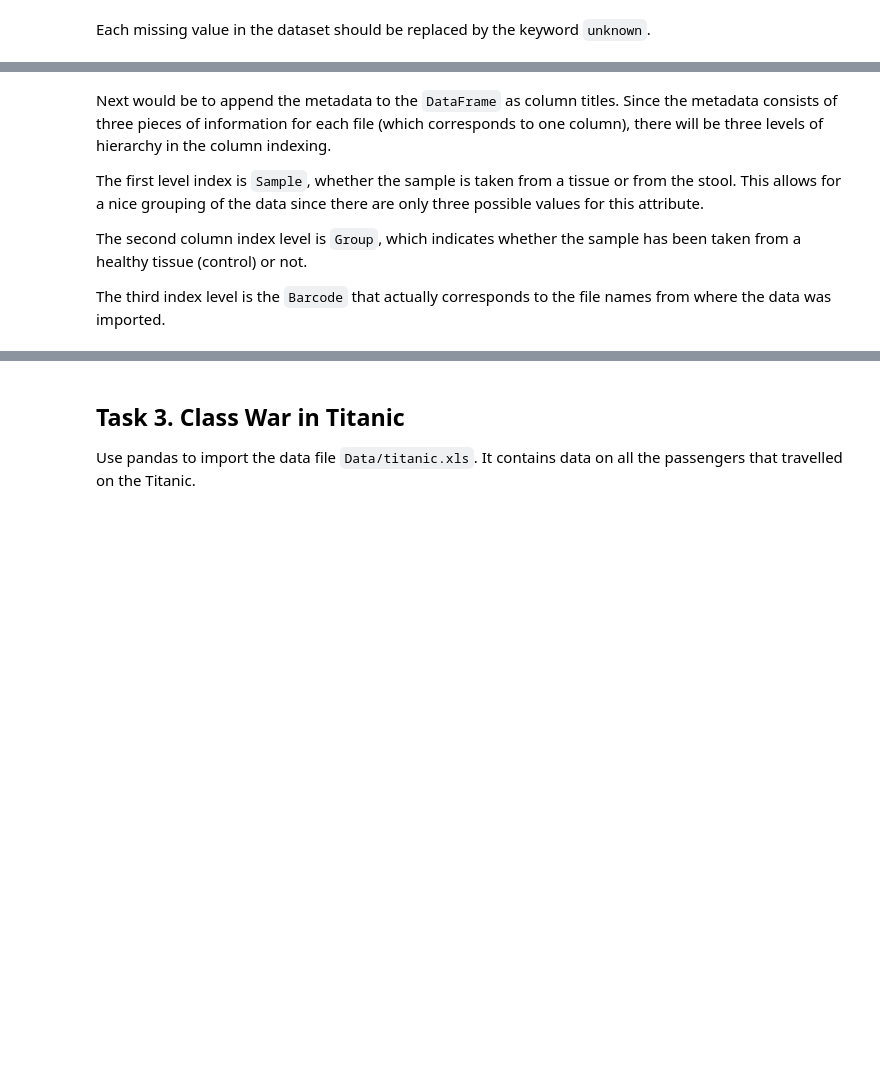
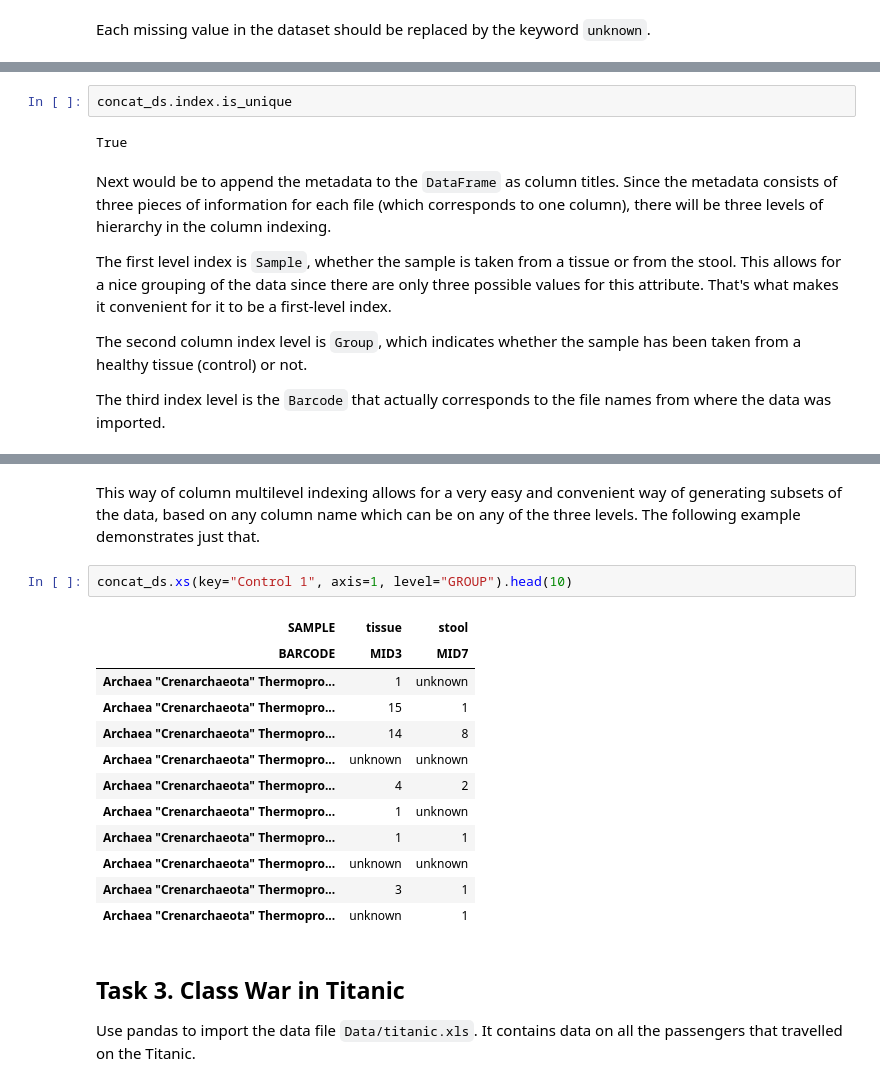
Before and after one commit to martinj96/Ada2017, a Jupyter notebook: Homework 1/Homework 1.ipynb, the cells around one changed output, grey strips where cells are left out. Saved outputs shown, nothing was run; the diff lists cells and outputs as text; blank space fills up the shorter version.

Commit message:
Check for index uniqueness in task 2 and additional comments in task 3

```diff
--- a/Homework 1/Homework 1.ipynb
+++ b/Homework 1/Homework 1.ipynb
@@ -109,7 +113,11 @@ concat_ds.head(10)
+# %%
+concat_ds.index.is_unique
+# %% [output]
+True
 # %% [markdown]
 Next would be to append the metadata to the `DataFrame` as column titles. Since the metadata consists of three pieces of information for each file (which corresponds to one column), there will be three levels of hierarchy in the column indexing.
 
-The first level index is `Sample`, whether the sample is taken from a tissue or from the stool. This allows for a nice grouping of the data since there are only three possible values for this attribute.
+The first level index is `Sample`, whether the sample is taken from a tissue or from the stool. This allows for a nice grouping of the data since there are only three possible values for this attribute. That's what makes it convenient for it to be a first-level index.
 
 The second column index level is `Group`, which indicates whether the sample has been taken from a healthy tissue (control) or not.
 
@@ -138,6 +146,23 @@ concat_ds.head(10)
 | Archaea "Crenarchaeota" Thermopro... | unknown | 1 | unknown | unknown | unknown | unknown | unknown | unknown | unknown |
 | Archaea "Crenarchaeota" Thermopro... | unknown | unknown | 3 | unknown | 2 | 1 | 1 | unknown | 5 |
 | Archaea "Crenarchaeota" Thermopro... | 2 | 2 | unknown | unknown | 3 | 2 | 1 | unknown | unknown |
+# %% [markdown]
+This way of column multilevel indexing allows for a very easy and convenient way of generating subsets of the data, based on any column name which can be on any of the three levels. The following example demonstrates just that.
+# %%
+concat_ds.xs(key="Control 1", axis=1, level="GROUP").head(10)
+# %% [output]
+| SAMPLE | tissue | stool |
+| BARCODE | MID3 | MID7 |
+| Archaea "Crenarchaeota" Thermopro... | 1 | unknown |
+| Archaea "Crenarchaeota" Thermopro... | 15 | 1 |
+| Archaea "Crenarchaeota" Thermopro... | 14 | 8 |
+| Archaea "Crenarchaeota" Thermopro... | unknown | unknown |
+| Archaea "Crenarchaeota" Thermopro... | 4 | 2 |
+| Archaea "Crenarchaeota" Thermopro... | 1 | unknown |
+| Archaea "Crenarchaeota" Thermopro... | 1 | 1 |
+| Archaea "Crenarchaeota" Thermopro... | unknown | unknown |
+| Archaea "Crenarchaeota" Thermopro... | 3 | 1 |
+| Archaea "Crenarchaeota" Thermopro... | unknown | 1 |
 # %% [markdown]
 ## Task 3. Class War in Titanic
 
```
Also changed, not shown: parts of 3 cells of this notebook.
